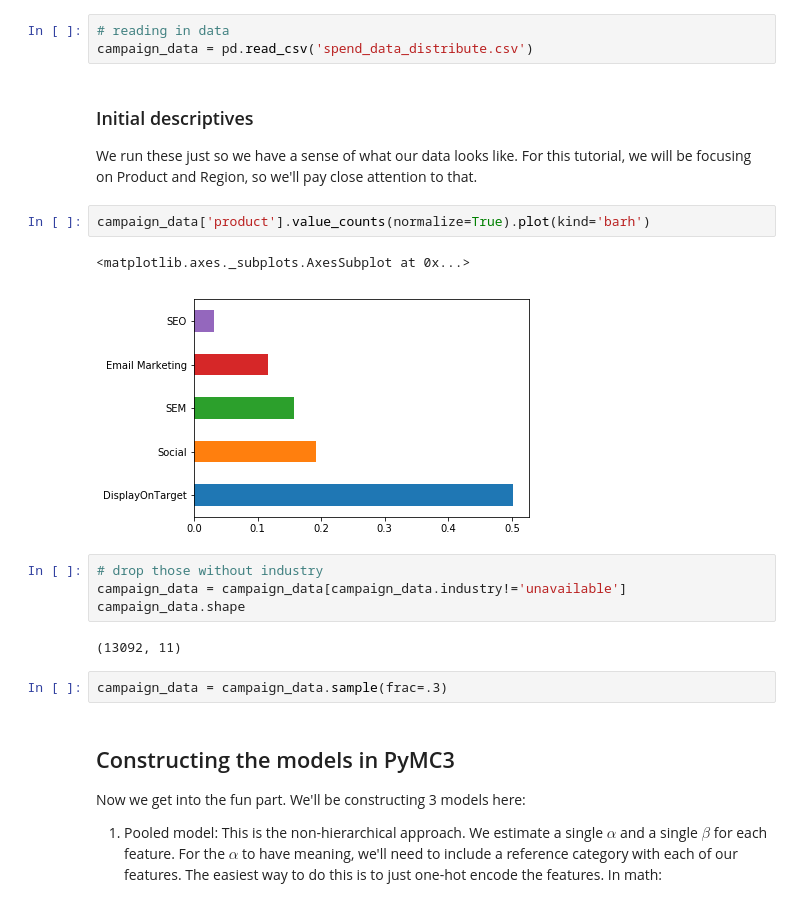
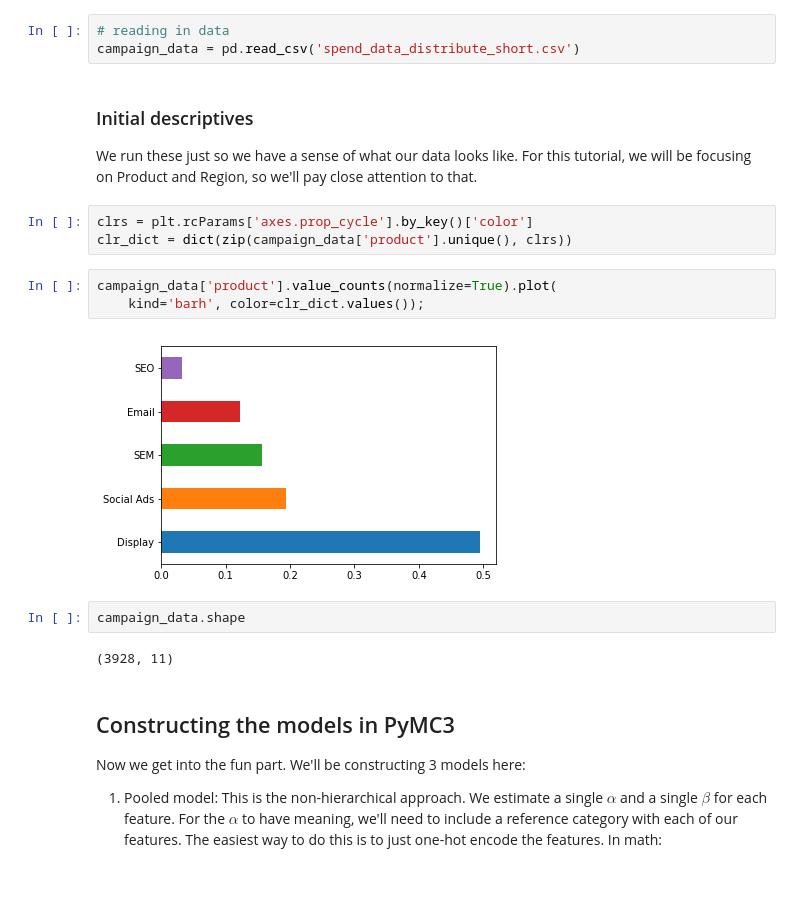
Before and after one commit to moocarme/pydata_2018, a Jupyter notebook: bayes_spend_tutorial.ipynb, the cells around one changed output. Cells and saved outputs as stored; diff of their text form.

```diff
--- a/bayes_spend_tutorial.ipynb
+++ b/bayes_spend_tutorial.ipynb
@@ -38,23 +38,22 @@ size : Size of the company.  We have grouped this into four categories: Less tha
 region : The high-level US region of the company headquarters: Northeast, South, Midwest or West.
 # %%
 # reading in data
-campaign_data = pd.read_csv('spend_data_distribute.csv')
+campaign_data = pd.read_csv('spend_data_distribute_short.csv')
 # %% [markdown]
 ### Initial descriptives
 We run these just so we have a sense of what our data looks like.  For this tutorial, we will be focusing on Product and Region, so we'll pay close attention to that.
+# %%
+clrs = plt.rcParams['axes.prop_cycle'].by_key()['color']
+clr_dict = dict(zip(campaign_data['product'].unique(), clrs))
 # %%
-campaign_data['product'].value_counts(normalize=True).plot(kind='barh')
+campaign_data['product'].value_counts(normalize=True).plot(
+    kind='barh', color=clr_dict.values());
 # %% [output]
-<matplotlib.axes._subplots.AxesSubplot at 0x...>
-[figure, old version]
+[figure, new version]
-# %%
-# drop those without industry
-campaign_data = campaign_data[campaign_data.industry!='unavailable']
-campaign_data.shape
-# %% [output]
-(13092, 11)
-# %%
-campaign_data = campaign_data.sample(frac=.3)
+# %%
+campaign_data.shape
+# %% [output]
+(3928, 11)
 # %% [markdown]
 ## Constructing the models in PyMC3
 Now we get into the fun part.  We'll be constructing 3 models here:
```
Also changed, not shown: parts of 29 cells of this notebook.
